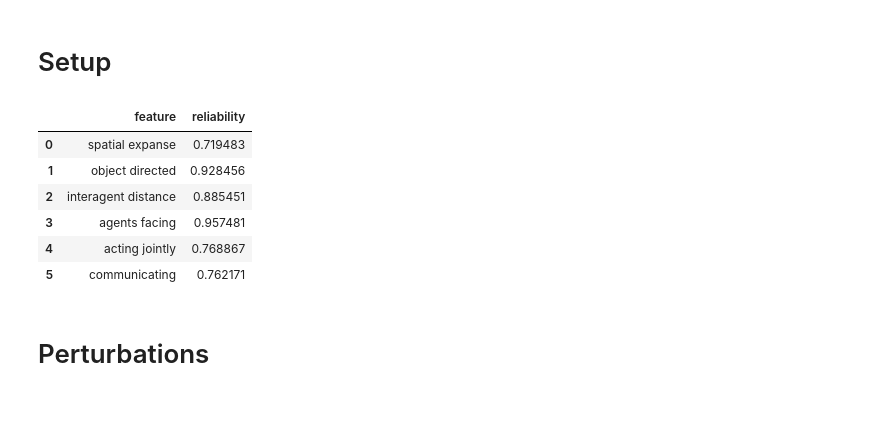
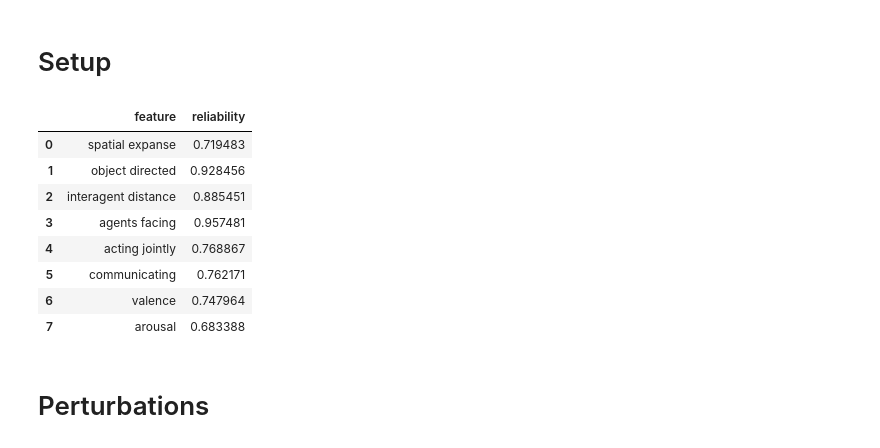
Before and after one commit to Isik-lab/SIfMRI_modeling, a Jupyter notebook: notebooks/model_class_averaging.ipynb, the cells around one changed output. Drawn from its saved outputs; the diff is of its cells as text; code cells hidden in the pictures; blank space fills up the shorter version.

```diff
--- a/notebooks/model_class_averaging.ipynb
+++ b/notebooks/model_class_averaging.ipynb
@@ -19,6 +19,6 @@ model_info = get_model_options()
 # %%
 figure_path = '../reports/figures/ResultsSummary'
-cut_emotion = True
+cut_emotion = False
 # %%
 rois = ['EVC', 'MT', 'EBA', 'LOC', 'pSTS', 'aSTS', 'FFA', 'PPA']
 perturbations = ['no nouns', 'only verbs', 'no verbs', 'only nouns', 'shuffled']
@@ -93,30 +93,31 @@ def p_to_astericks(p):
 # %%
 behavior_reliability = pd.read_csv(f'../data/interim/ReorganizeBehavior/metadata.csv')
 behavior_reliability.replace(feature_naming(behavior_reliability.feature.unique()), inplace=True)
 if cut_emotion:
     annotated_features = ["spatial expanse", "agents facing", "interagent distance",
-                      "object directed", "communicating", "acting jointly",
-                      "valence", "arousal"]
+                          "object directed", "communicating", "acting jointly"]
     behavior_reliability = behavior_reliability.loc[~behavior_reliability.feature.isin(['valence',
                                                                                         'arousal'])].reset_index(drop=True)
     behavior_reliability['feature'] = pd.Categorical(behavior_reliability['feature'],
-                                                     categories=annotated_features[:-2], ordered=True)
+                                                     categories=annotated_features, ordered=True)
 else:
     annotated_features = ["spatial expanse", "object directed",
                           "interagent distance", "agents facing",
                           "communicating", "acting jointly",
                           "valence", "arousal"]
     behavior_reliability['feature'] = pd.Categorical(behavior_reliability['feature'],
                                                      categories=annotated_features, ordered=True)
 behavior_reliability
 # %% [output]
 |  | feature | reliability |
 | 0 | spatial expanse | 0.719483 |
 | 1 | object directed | 0.928456 |
 | 2 | interagent distance | 0.885451 |
 | 3 | agents facing | 0.957481 |
 | 4 | acting jointly | 0.768867 |
 | 5 | communicating | 0.762171 |
+| 6 | valence | 0.747964 |
+| 7 | arousal | 0.683388 |
 # %% [markdown]
 # Perturbations
 # %% [markdown]
```
Also changed, not shown: parts of 14 cells of this notebook, 6 other files.
